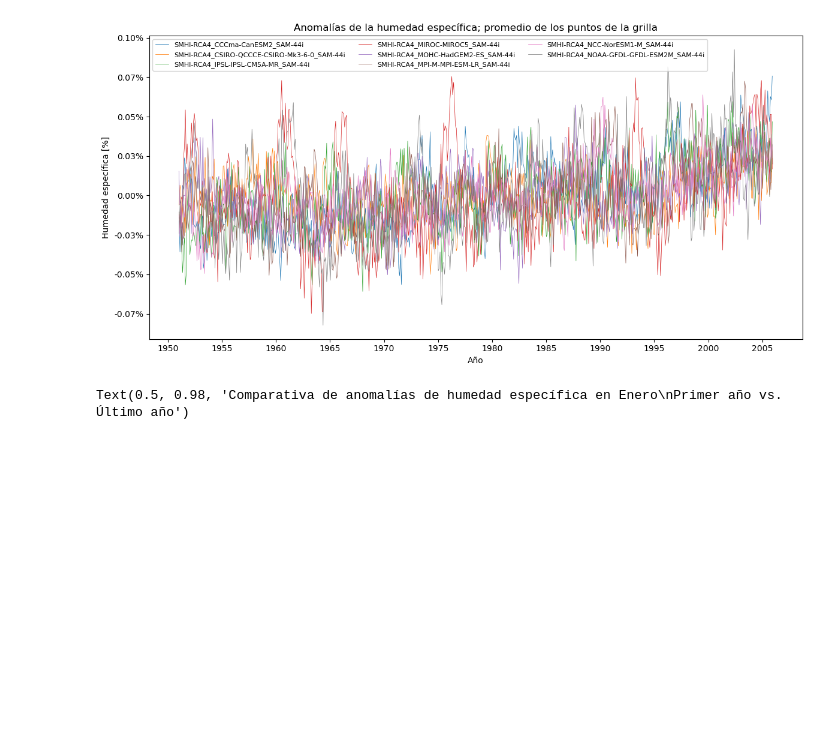
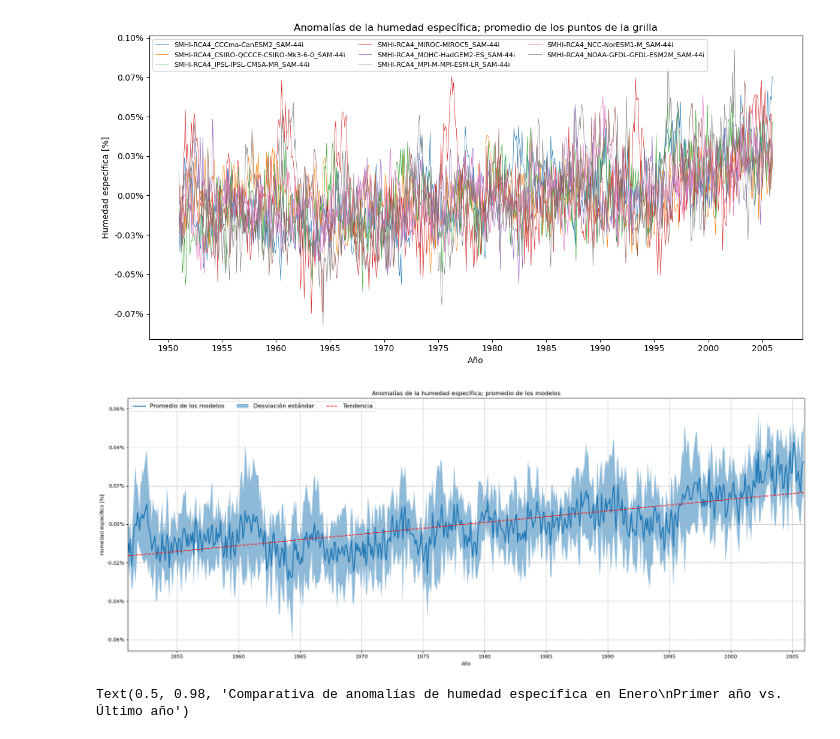
Before and after one commit to danap27/chile_specific_humidity, a Jupyter notebook: 1_exploration.ipynb, the cells around one changed output. Drawn from its saved outputs; the diff is of its cells as text; code cells hidden in the pictures; blank space fills up the shorter version.

Commit message:
promedio anomalias distintos modelos

```diff
--- a/1_exploration.ipynb
+++ b/1_exploration.ipynb
@@ -87,7 +87,7 @@ Search Constraints:   mon | huss | SAM-22,SAM-44,SAM-44i | r1i1p1
 
 Encontramos 24 modelos históricos y 57 RCP
 # %%
-cordex_models_path = './cordex_models/huss/'
+cordex_models_path = './cordex_models/historical/huss/'
 # cordex_models serán solo las carpetas contenidas en cordex_models_path, no archivos sueltos
 cordex_models = [f for f in os.listdir(cordex_models_path) if os.path.isdir(os.path.join(cordex_models_path, f))]
 # Cargamos los modelos
@@ -393,6 +393,40 @@ fig.tight_layout()
 plt.show()
 # %% [output]
 [figure]
+# %%
+# Promediamos las series de tiempo de los distintos modelos para obtener una serie de tiempo promedio, con barras de error.
+anomaly_series_mean = np.zeros((len(models_data['SMHI-RCA4_CCCma-CanESM2_SAM-44i']['anomaly_series']), len(models_data.keys())))
+for i, model in enumerate(models_data.keys()):
+    anomaly_series_mean[:, i] = models_data[model]['anomaly_series'].mean(axis=(1, 2))
+anomaly_series_mean_mean = anomaly_series_mean.mean(axis=1)
+anomaly_series_mean_std = anomaly_series_mean.std(axis=1)
+
+# Graficamos la serie de tiempo promedio
+fig, ax = plt.subplots(ncols=1, figsize=(20, 8))
+ax.plot(models_data['SMHI-RCA4_CCCma-CanESM2_SAM-44i']['time'], anomaly_series_mean_mean, label='Promedio de los modelos', lw=2)
+ax.fill_between(models_data['SMHI-RCA4_CCCma-CanESM2_SAM-44i']['time'], anomaly_series_mean_mean - anomaly_series_mean_std, anomaly_series_mean_mean + anomaly_series_mean_std, alpha=0.5, label='Desviación estándar')
+
+# Añadimos una linea de tendencia
+z = np.polyfit(matplotlib.dates.date2num(models_data['SMHI-RCA4_CCCma-CanESM2_SAM-44i']['time']), anomaly_series_mean_mean, 1)
+p = np.poly1d(z)
+ax.plot(models_data['SMHI-RCA4_CCCma-CanESM2_SAM-44i']['time'], p(matplotlib.dates.date2num(models_data['SMHI-RCA4_CCCma-CanESM2_SAM-44i']['time'])), "r--", label='Tendencia')
+
+ax.set_title('Anomalías de la humedad específica; promedio de los modelos')
+ax.set_ylabel(f"Humedad específica [%]")
+ax.set_xlabel(f"Año")
+ax.legend(loc='upper left', fontsize=12, ncol=3)
+# Definimos el formato del eje y en porcentaje
+ax.yaxis.set_major_formatter(mticker.FuncFormatter(percent_formatter))
+# Aumentamos la cantidad de ticks en el eje x desde 1951 a 2005
+ax.xaxis.set_major_locator(matplotlib.dates.YearLocator(5))
+ax.set_xlim([datetime.datetime(1951, 1, 1), datetime.datetime(2005, 12, 31)])
+#grid
+ax.grid(True, which='both', axis='both', linestyle='--')
+
+fig.tight_layout()
+plt.show()
+# %% [output]
+[figure, added]
 # %%
 # Mismo gráfico pero en plotly
 
```
Also changed, not shown: 5 other files.
